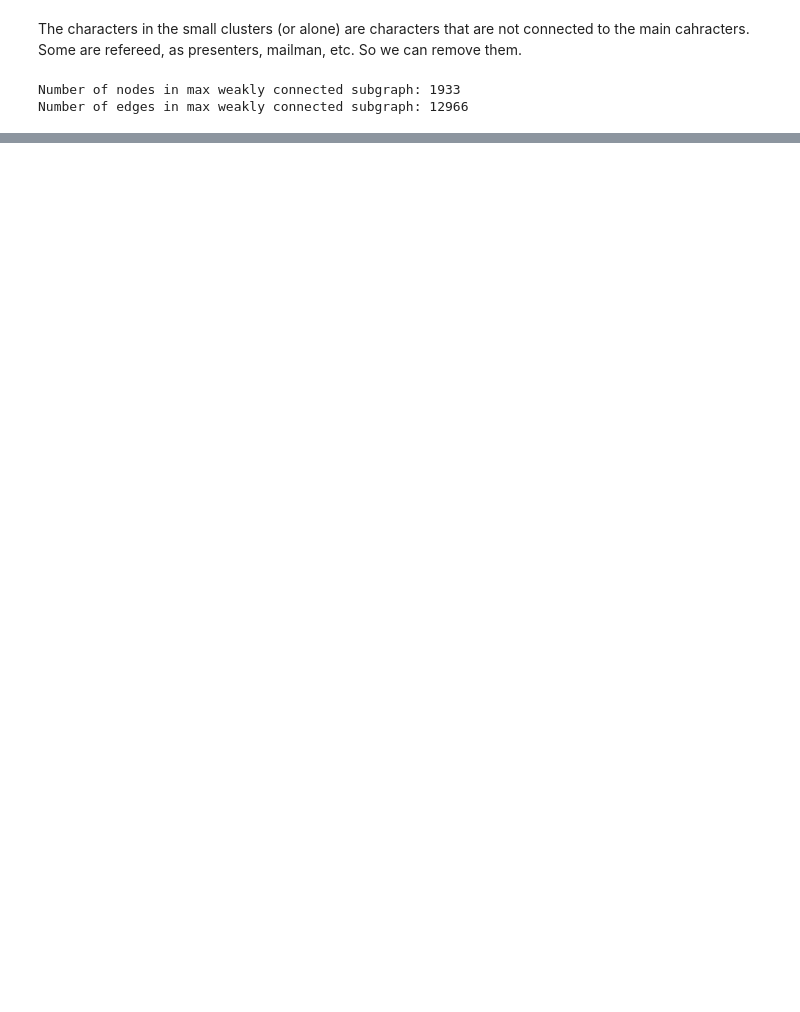
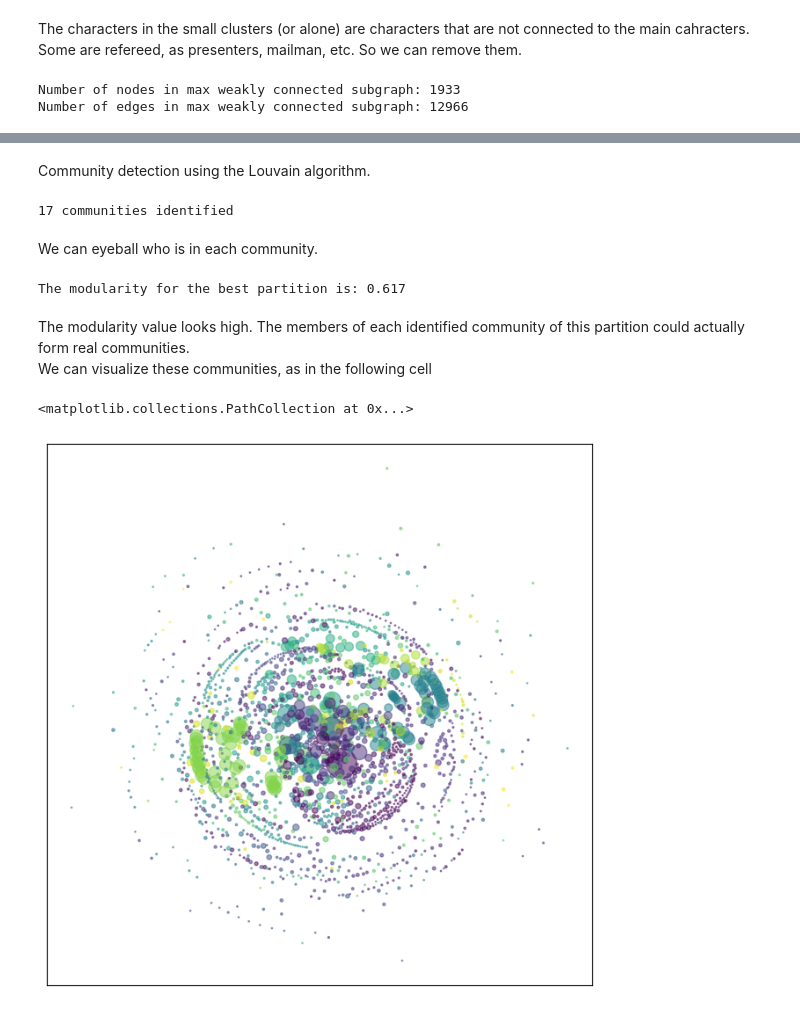
Before and after one commit to gpanagioto/projects_socialgraphs22, a Jupyter notebook: Project/south_park_data_generation.ipynb, the cells around one changed output, grey strips where cells are left out. Cells and saved outputs as stored; diff of their text form; code cells hidden in the pictures; blank space fills up the shorter version.

```diff
--- a/Project/south_park_data_generation.ipynb
+++ b/Project/south_park_data_generation.ipynb
@@ -279,0 +369,2 @@ Number of edges in max weakly connected subgraph: 12966
+# %% [markdown]
+Community detection using the Louvain algorithm.
@@ -279,0 +373,8 @@ Number of edges in max weakly connected subgraph: 12966
+# %%
+partition = community.best_partition(G_weakly_con.to_undirected(), random_state=1337)
+# %%
+print(f"{len(set(partition.values()))} communities identified")
+# %% [output]
+17 communities identified
+# %% [markdown]
+We can eyeball who is in each community.
@@ -279,0 +387,22 @@ Number of edges in max weakly connected subgraph: 12966
+# %%
+modularity = community.modularity(partition, G_weakly_con.to_undirected())
+print(f"The modularity for the best partition is: {np.round(modularity,3)}")
+# %% [output]
+The modularity for the best partition is: 0.617
+# %% [markdown]
+The modularity value looks high. The members of each identified community of this partition could actually form real communities.
+We can visualize these communities, as in the following cell
+# %%
+fig = plt.figure(figsize=(8,8))
+
+node_options = {
+    'node_size': in_degrees+out_degrees,
+    'node_color': list(partition.values()),
+    'alpha':0.5,
+}
+
+pos = pos = nx.kamada_kawai_layout(G_weakly_con.to_undirected())
+nx.draw_networkx_nodes(G_weakly_con.to_undirected(), pos=pos, **node_options)
+# %% [output]
+<matplotlib.collections.PathCollection at 0x...>
+[figure, added]
```
Also changed, not shown: parts of 13 cells of this notebook.
